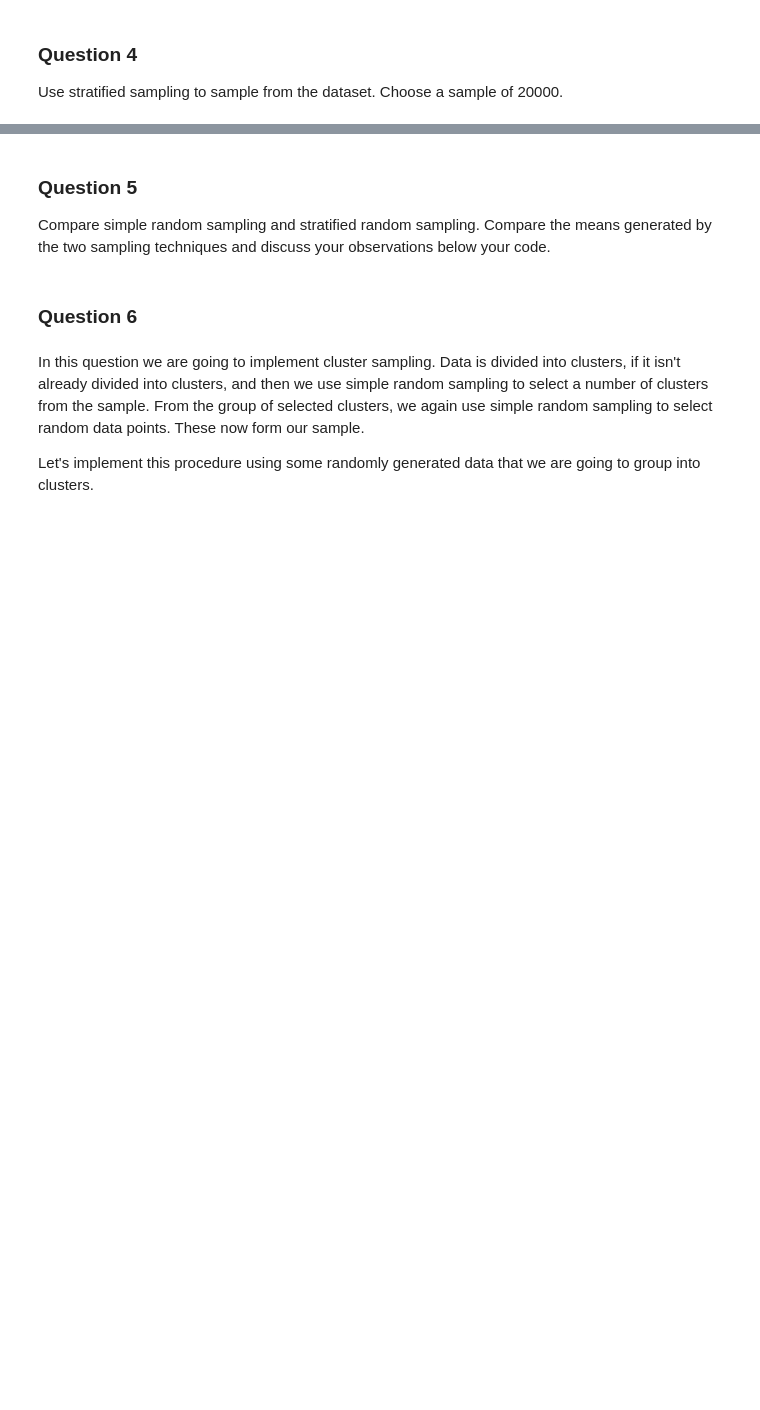
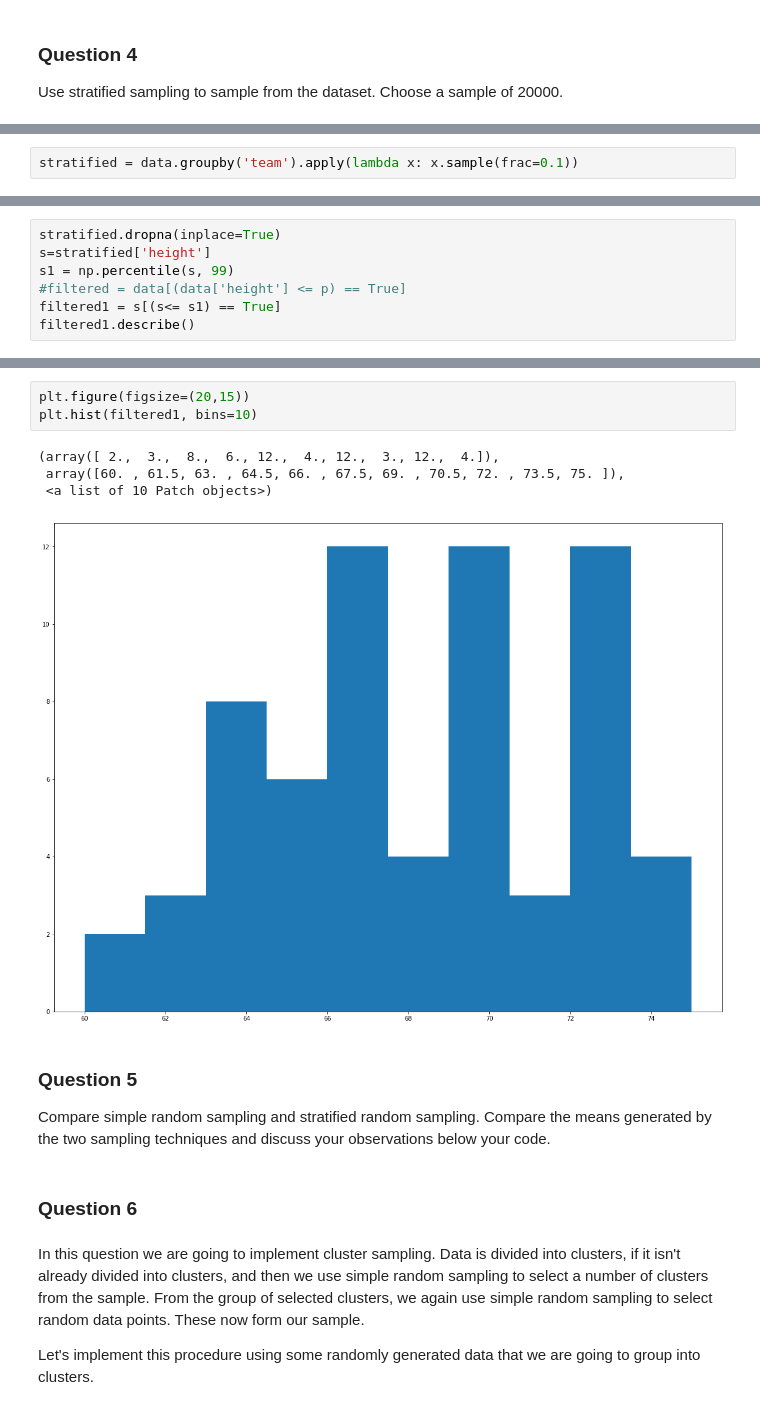
Before and after one commit to MatlotloMagasa/dav_15_HLT_assignment_group_g, a Jupyter notebook: dav_15_HLT_assignment_group_g.ipynb, the cells around one changed output, grey strips where cells are left out. Saved outputs shown, nothing was run; the diff lists cells and outputs as text; blank space fills up the shorter version.

```diff
--- a/dav_15_HLT_assignment_group_g.ipynb
+++ b/dav_15_HLT_assignment_group_g.ipynb
@@ -195,0 +237,2 @@ Use stratified sampling to sample from the dataset. Choose a sample of 20000.
+# %%
+stratified = data.groupby('team').apply(lambda x: x.sample(frac=0.1))
@@ -195,0 +245,7 @@ Use stratified sampling to sample from the dataset. Choose a sample of 20000.
+# %%
+stratified.dropna(inplace=True)
+s=stratified['height']
+s1 = np.percentile(s, 99)
+#filtered = data[(data['height'] <= p) == True]
+filtered1 = s[(s<= s1) == True]
+filtered1.describe()
@@ -196,3 +262,11 @@ Use stratified sampling to sample from the dataset. Choose a sample of 20000.
+# %%
+plt.figure(figsize=(20,15))
+plt.hist(filtered1, bins=10)
+# %% [output]
+(array([ 2.,  3.,  8.,  6., 12.,  4., 12.,  3., 12.,  4.]),
+ array([60. , 61.5, 63. , 64.5, 66. , 67.5, 69. , 70.5, 72. , 73.5, 75. ]),
+ <a list of 10 Patch objects>)
+[figure, added]
 # %% [markdown]
 ### Question 5
 Compare simple random sampling and stratified random sampling. Compare the means generated by the two sampling techniques and discuss your observations below your code.
```
Also changed, not shown: parts of 14 cells of this notebook.
